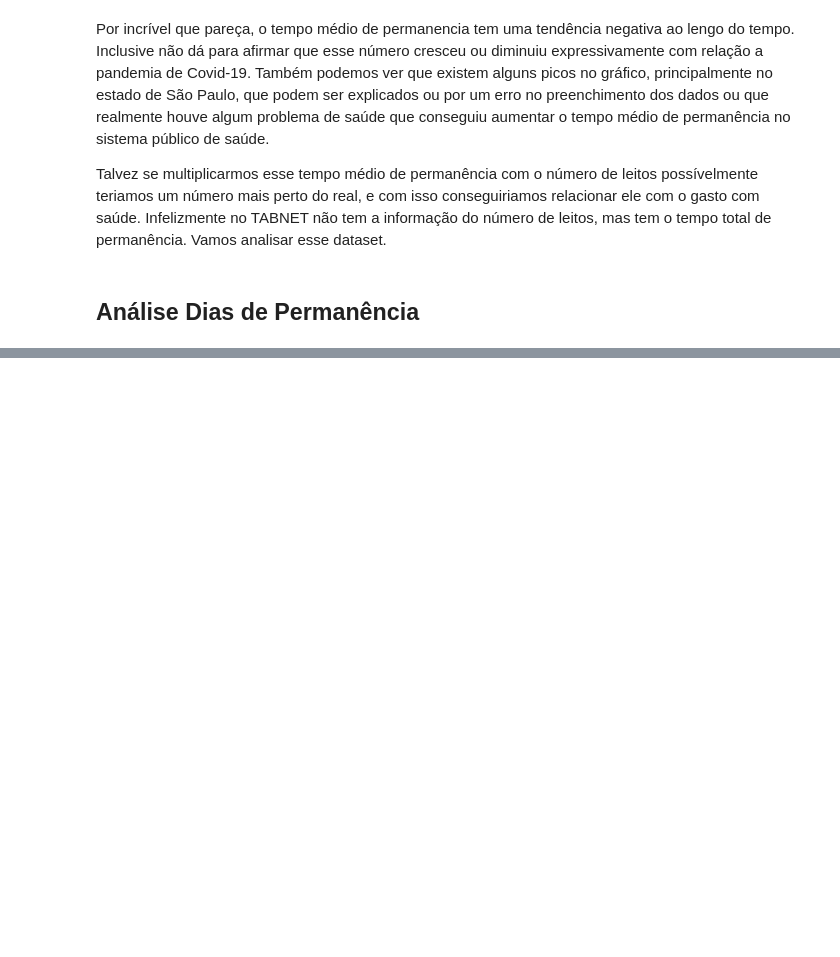
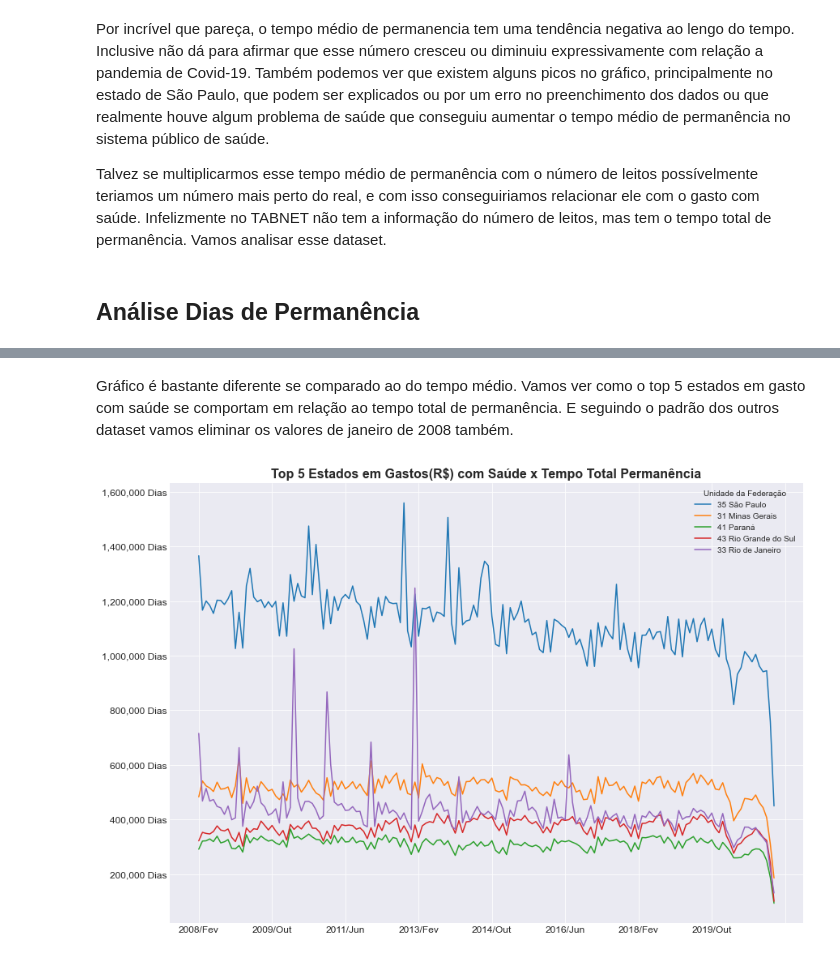
Before and after one commit to iplusl/Analise-gastos-publico-saude, a Jupyter notebook: notebooks/notebook.ipynb, the cells around one changed output, grey strips where cells are left out. Saved outputs shown, nothing was run; the diff lists cells and outputs as text; code cells hidden in the pictures; blank space fills up the shorter version.

```diff
--- a/notebooks/notebook.ipynb
+++ b/notebooks/notebook.ipynb
@@ -494,0 +571,20 @@ Talvez se multiplicarmos esse tempo médio de permanência com o número de leit
+# %% [markdown]
+Gráfico é bastante diferente se comparado ao do tempo médio. Vamos ver como o top 5 estados em gasto com saúde se comportam em relação ao tempo total de permanência. E seguindo o padrão dos outros dataset vamos eliminar os valores de janeiro de 2008 também.
+# %%
+top5_estados_dias = dias_permanencia.T[dados[0:5].index.to_list()].T
+# %%
+top5_estados_dias = top5_estados_dias.drop("2008/Jan", axis=1)
+dias_permanencia = dias_permanencia.drop("2008/Jan", axis=1)
+# %%
+ax = top5_estados_dias.T.plot(figsize=(14,10))
+
+ticks_loc = ax.get_yticks().tolist()
+ax.yaxis.set_major_locator(ticker.FixedLocator(ticks_loc))
+ax.set_yticklabels(['{:,.0f}'.format(x) + ' Dias' for x in ax.get_yticks()])
+ax.tick_params(axis = 'both', which = 'major', labelsize = 12)
+
+plt.title("Top 5 Estados em Gastos(R$) com Saúde x Tempo Total Permanência", fontdict = {"fontsize":16, "fontweight":"bold"})
+plt.xlabel("")
+plt.show()
+# %% [output]
+[figure, added]
```
Also changed, not shown: parts of 22 cells of this notebook.
